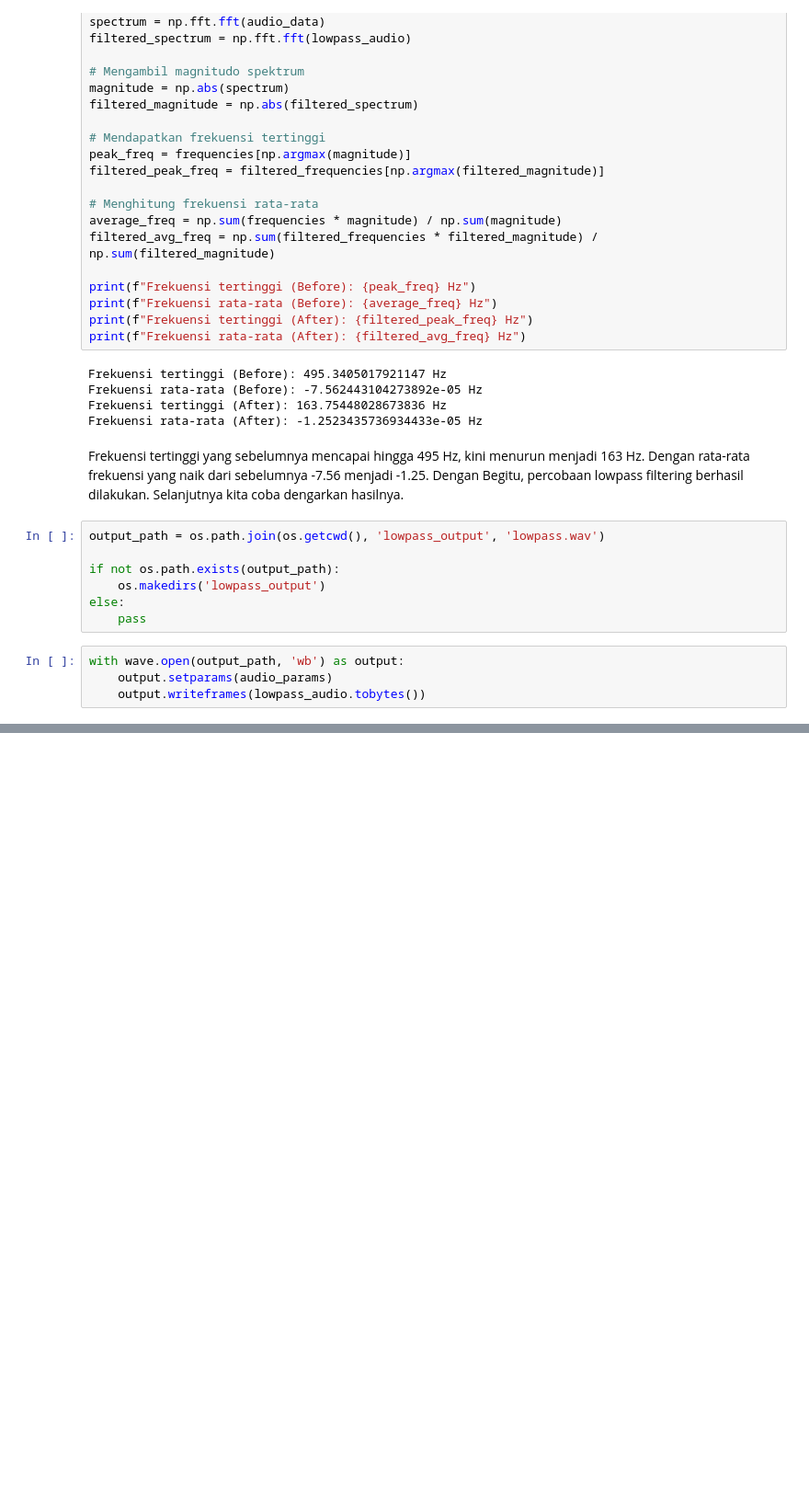
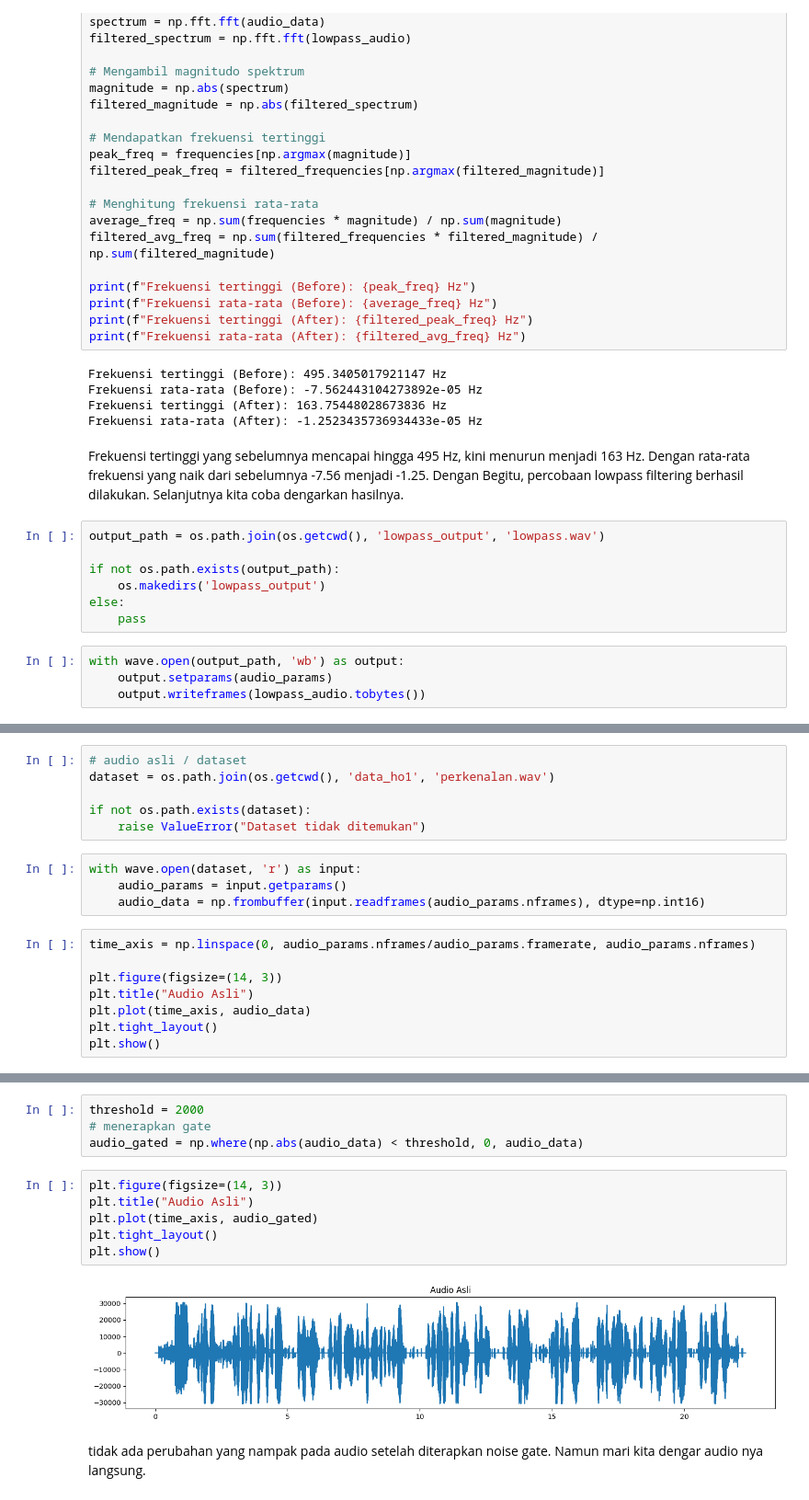
Before and after one commit to Bagusardin/if4021, a Jupyter notebook: 120140176_ho1.ipynb, the cells around one changed output, grey strips where cells are left out. Shown at 92% size. Drawn from its saved outputs; the diff is of its cells as text; blank space fills up the shorter version.

```diff
--- a/120140176_ho1.ipynb
+++ b/120140176_ho1.ipynb
@@ -664,0 +674,18 @@ with wave.open(output_path, 'wb') as output:
+# %%
+# audio asli / dataset
+dataset = os.path.join(os.getcwd(), 'data_ho1', 'perkenalan.wav')
+
+if not os.path.exists(dataset):
+    raise ValueError("Dataset tidak ditemukan")
+# %%
+with wave.open(dataset, 'r') as input:
+    audio_params = input.getparams()
+    audio_data = np.frombuffer(input.readframes(audio_params.nframes), dtype=np.int16)
+# %%
+time_axis = np.linspace(0, audio_params.nframes/audio_params.framerate, audio_params.nframes)
+
+plt.figure(figsize=(14, 3))
+plt.title("Audio Asli")
+plt.plot(time_axis, audio_data)
+plt.tight_layout()
+plt.show()
@@ -664,0 +694,14 @@ with wave.open(output_path, 'wb') as output:
+# %%
+threshold = 2000
+# menerapkan gate
+audio_gated = np.where(np.abs(audio_data) < threshold, 0, audio_data)
+# %%
+plt.figure(figsize=(14, 3))
+plt.title("Audio Asli")
+plt.plot(time_axis, audio_gated)
+plt.tight_layout()
+plt.show()
+# %% [output]
+[figure, added]
+# %% [markdown]
+tidak ada perubahan yang nampak pada audio setelah diterapkan noise gate. Namun mari kita dengar audio nya langsung.
```
Also changed, not shown: parts of 9 cells of this notebook.
